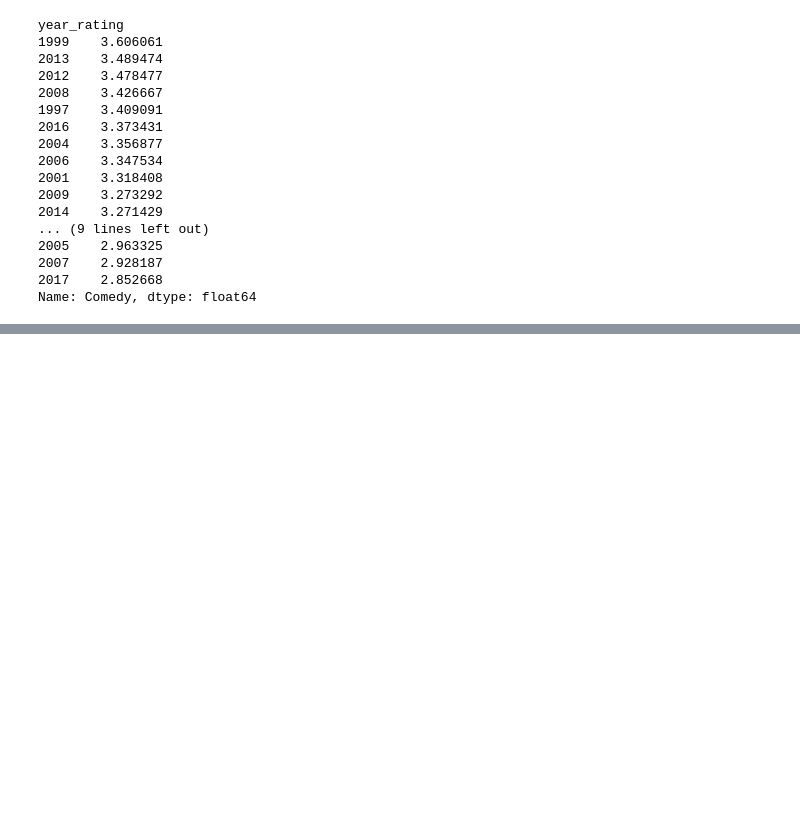
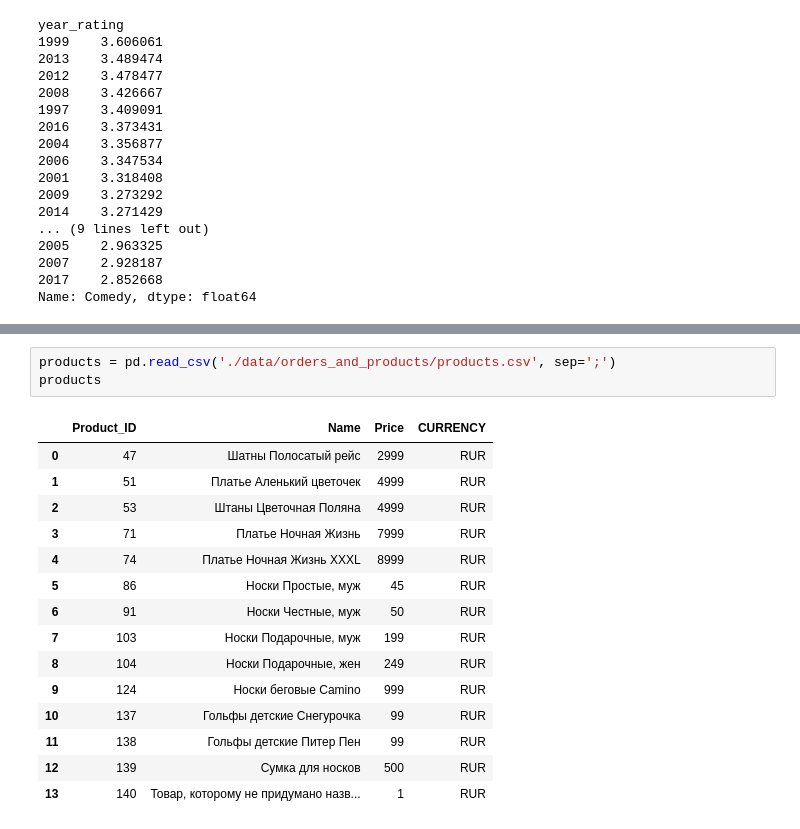
Before and after one commit to rkmarvin/sf_data_science, a Jupyter notebook: course/PY-12_Продвинутые_методы_работы_с_данными_в_Pandas/PY-12_Продвинутые_методы_работы_с_данными_в_Pandas.ipynb, the cells around one changed output, grey strips where cells are left out. Drawn from its saved outputs; the diff is of its cells as text; blank space fills up the shorter version.

```diff
--- a/course/PY-12_Продвинутые_методы_работы_с_данными_в_Pandas/PY-12_Продвинутые_методы_работы_с_данными_в_Pandas.ipynb
+++ b/course/PY-12_Продвинутые_методы_работы_с_данными_в_Pandas/PY-12_Продвинутые_методы_работы_с_данными_в_Pandas.ipynb
@@ -1139,0 +1156,19 @@ ParserError: Error tokenizing data. C error: Expected 1 fields in line 7, saw 2
+# %%
+products = pd.read_csv('./data/orders_and_products/products.csv', sep=';')
+products
+# %% [output]
+|  | Product_ID | Name | Price | CURRENCY |
+| 0 | 47 | Шатны Полосатый рейс | 2999 | RUR |
+| 1 | 51 | Платье Аленький цветочек | 4999 | RUR |
+| 2 | 53 | Штаны Цветочная Поляна | 4999 | RUR |
+| 3 | 71 | Платье Ночная Жизнь | 7999 | RUR |
+| 4 | 74 | Платье Ночная Жизнь XXXL | 8999 | RUR |
+| 5 | 86 | Носки Простые, муж | 45 | RUR |
+| 6 | 91 | Носки Честные, муж | 50 | RUR |
+| 7 | 103 | Носки Подарочные, муж | 199 | RUR |
+| 8 | 104 | Носки Подарочные, жен | 249 | RUR |
+| 9 | 124 | Носки беговые Camino | 999 | RUR |
+| 10 | 137 | Гольфы детские Снегурочка | 99 | RUR |
+| 11 | 138 | Гольфы детские Питер Пен | 99 | RUR |
+| 12 | 139 | Сумка для носков | 500 | RUR |
+| 13 | 140 | Товар, которому не придумано назв... | 1 | RUR |
```
Also changed, not shown: parts of 5 cells of this notebook, 17 other files.
